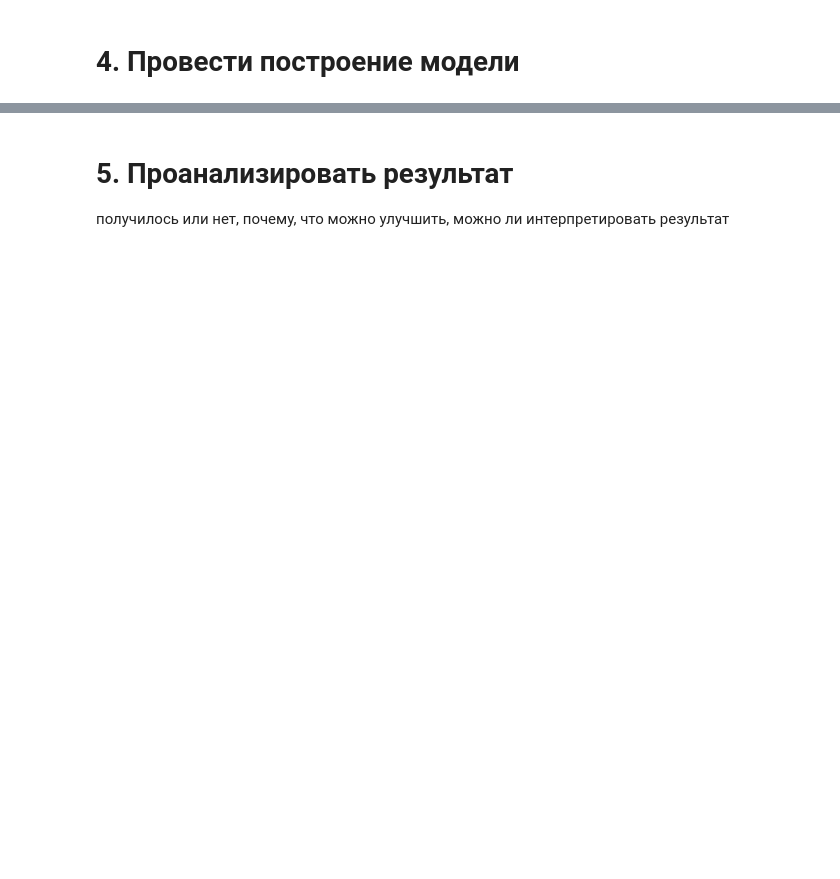
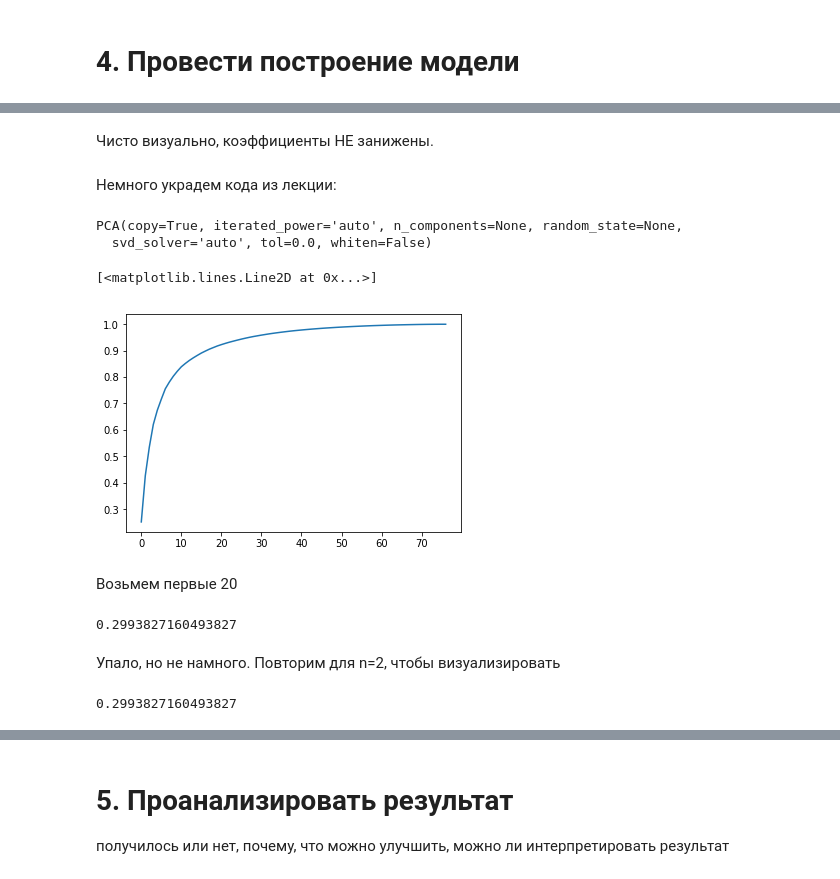
Before and after one commit to pyltsin/ipynb, a Jupyter notebook: otus/14 (dimred)/homework_dimred.ipynb, the cells around one changed output, grey strips where cells are left out. Drawn from its saved outputs; the diff is of its cells as text; code cells hidden in the pictures; blank space fills up the shorter version.

```diff
--- a/otus/14 (dimred)/homework_dimred.ipynb
+++ b/otus/14 (dimred)/homework_dimred.ipynb
@@ -138,0 +218,3 @@ seaborn.heatmap(corr,
+# %%
+from sklearn.model_selection import train_test_split
+x_train, x_test, y_train, y_test = train_test_split(X_scaled, y, test_size=0.3)
@@ -138,0 +223,4 @@ seaborn.heatmap(corr,
+# %%
+lr = LogisticRegressionCV(cv=5)
+# %%
+lr.fit(x_train, y_train)
@@ -138,0 +303,19 @@ seaborn.heatmap(corr,
+# %% [markdown]
+Чисто визуально, коэффициенты НЕ занижены.
+# %% [markdown]
+Немного украдем кода из лекции:
+# %%
+from sklearn.decomposition import PCA
+pca = PCA()
+pca.fit(x_train)
+# %% [output]
+PCA(copy=True, iterated_power='auto', n_components=None, random_state=None,
+  svd_solver='auto', tol=0.0, whiten=False)
+# %%
+cumsum = np.cumsum(pca.explained_variance_ratio_)
+plt.plot(cumsum)
+# %% [output]
+[<matplotlib.lines.Line2D at 0x...>]
+[figure, added]
+# %% [markdown]
+Возьмем первые 20
@@ -138,0 +325,18 @@ seaborn.heatmap(corr,
+# %%
+lr = LogisticRegressionCV(cv=5)
+lr.fit(x_train_pca, y_train)
+y_pred20 = lr.predict(pca.transform(x_test))
+accuracy_score(y_test, y_pred)
+# %% [output]
+0.2993827160493827
+# %% [markdown]
+Упало, но не намного. Повторим для n=2, чтобы визуализировать
+# %%
+pca = PCA(n_components=2)
+x_train_pca = pca.fit_transform(x_train)
+lr = LogisticRegressionCV(cv=5)
+lr.fit(x_train_pca, y_train)
+y_pred = lr.predict(pca.transform(x_test))
+accuracy_score(y_test, y_pred)
+# %% [output]
+0.2993827160493827
```
Also changed, not shown: parts of 59 cells of this notebook.
